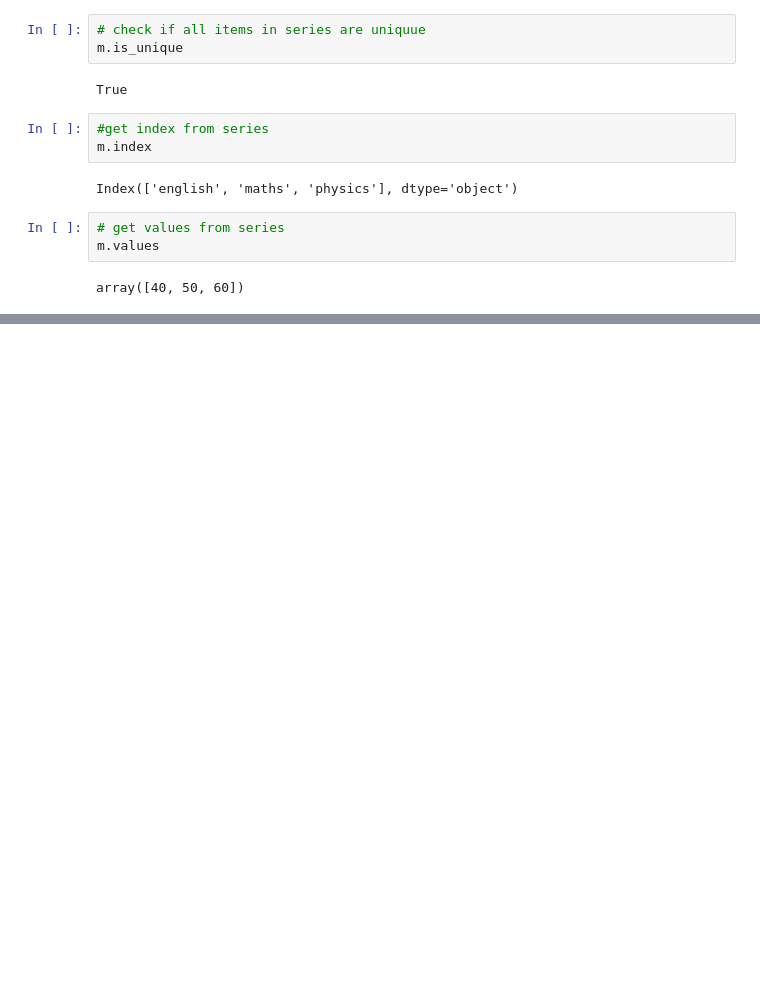
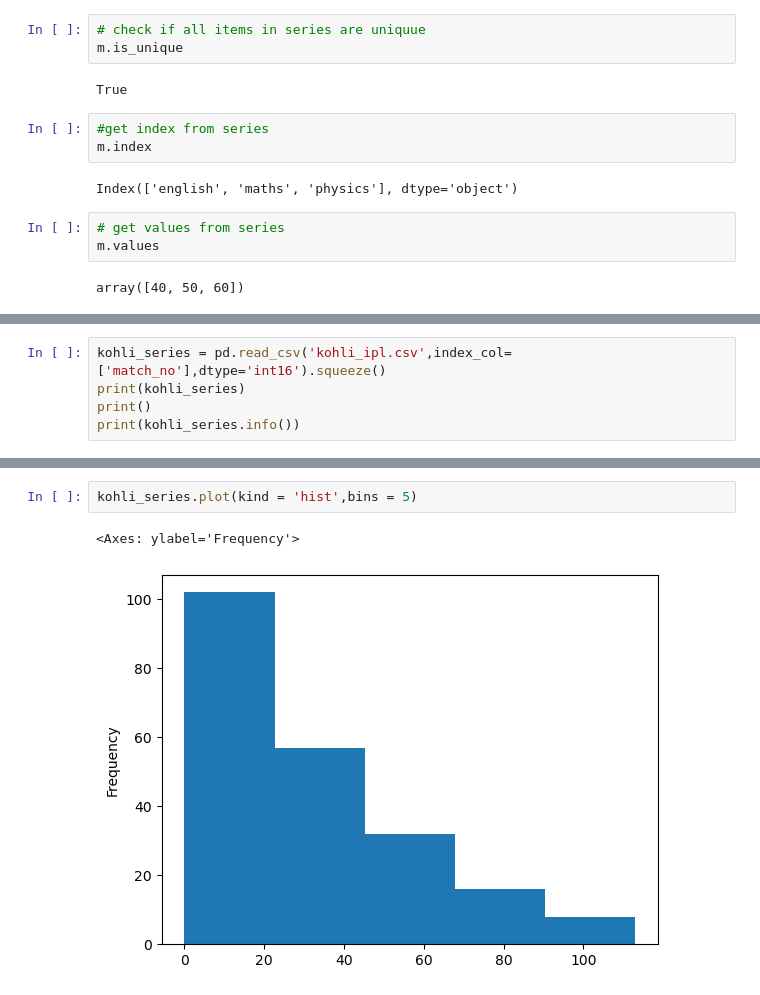
Before and after one commit to datta-abhi/pandas_campusx, a Jupyter notebook: pandas_series.ipynb, the cells around one changed output, grey strips where cells are left out. Saved outputs shown, nothing was run; the diff lists cells and outputs as text; blank space fills up the shorter version.

```diff
--- a/pandas_series.ipynb
+++ b/pandas_series.ipynb
@@ -70,0 +106,5 @@ array([40, 50, 60])
+# %%
+kohli_series = pd.read_csv('kohli_ipl.csv',index_col=['match_no'],dtype='int16').squeeze()
+print(kohli_series)
+print()
+print(kohli_series.info())
@@ -70,0 +536,5 @@ array([40, 50, 60])
+# %%
+kohli_series.plot(kind = 'hist',bins = 5)
+# %% [output]
+<Axes: ylabel='Frequency'>
+[figure, added]
```
Also changed, not shown: parts of 54 cells of this notebook, 3 other files.
